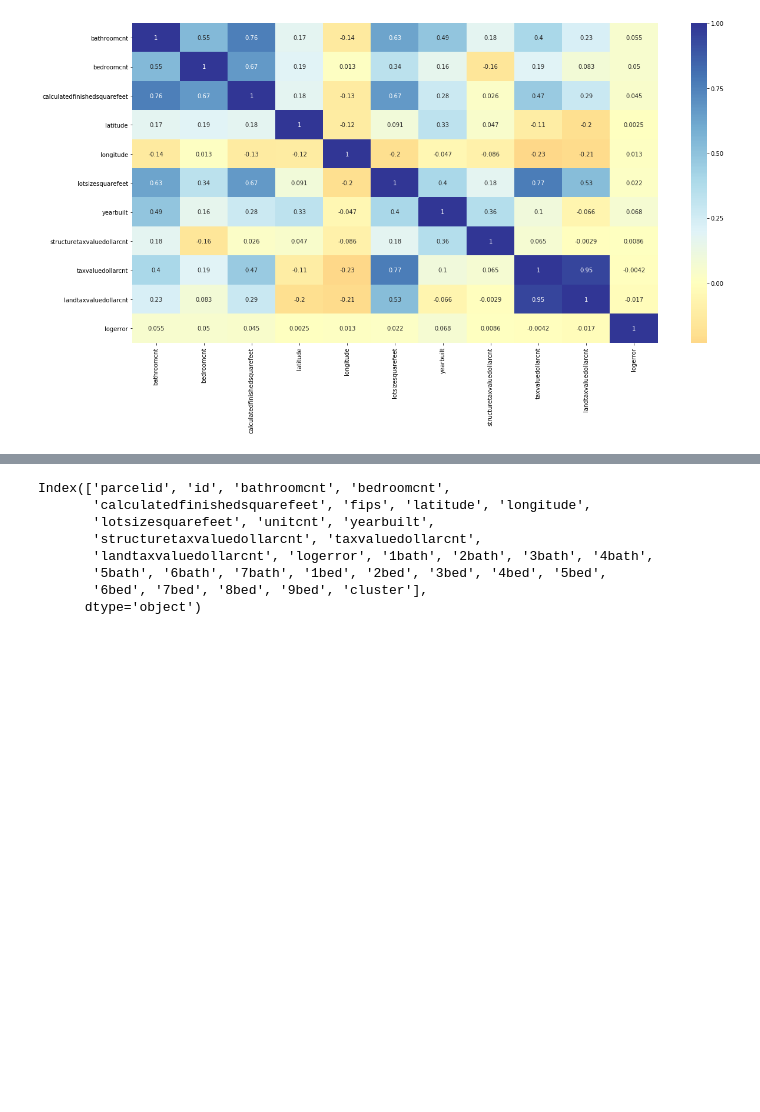
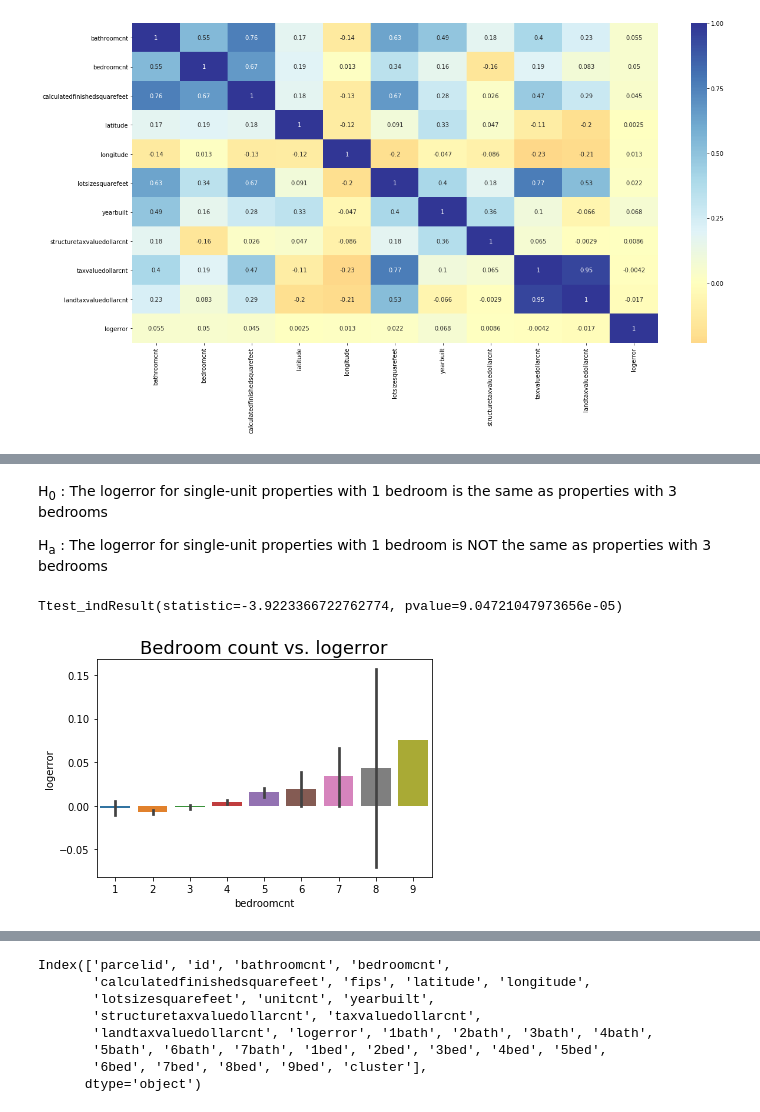
Before and after one commit to Osdorn-Typewriter-Repair/osdorn_project, a Jupyter notebook: osdorn_project_sean.ipynb, the cells around one changed output, grey strips where cells are left out. Cells and saved outputs as stored; diff of their text form; code cells hidden in the pictures; blank space fills up the shorter version.

```diff
--- a/osdorn_project_sean.ipynb
+++ b/osdorn_project_sean.ipynb
@@ -739,0 +765,16 @@ Location, that is, latitude and longitude Size (finished square feet) Location a
+# %% [markdown]
+H<sub>0</sub> : The logerror for single-unit properties with 1 bedroom is the same as properties with 3 bedrooms
+
+H<sub>a</sub> : The logerror for single-unit properties with 1 bedroom is NOT the same as properties with 3 bedrooms
+# %%
+one_bedroom = train[train['bedroomcnt']==1.0]
+three_bedroom = train[train['bedroomcnt']==5.0]
+stats.ttest_ind(one_bedroom['logerror'], three_bedroom['logerror'])
+# %% [output]
+Ttest_indResult(statistic=-3.9223366722762774, pvalue=9.04721047973656e-05)
+# %%
+plt.title('Bedroom count vs. logerror', fontsize = 18)
+sns.barplot(x=X_train["bedroomcnt"], y=y_train["logerror"])
+plt.show()
+# %% [output]
+[figure, added]
```
Also changed, not shown: parts of 10 cells of this notebook.
